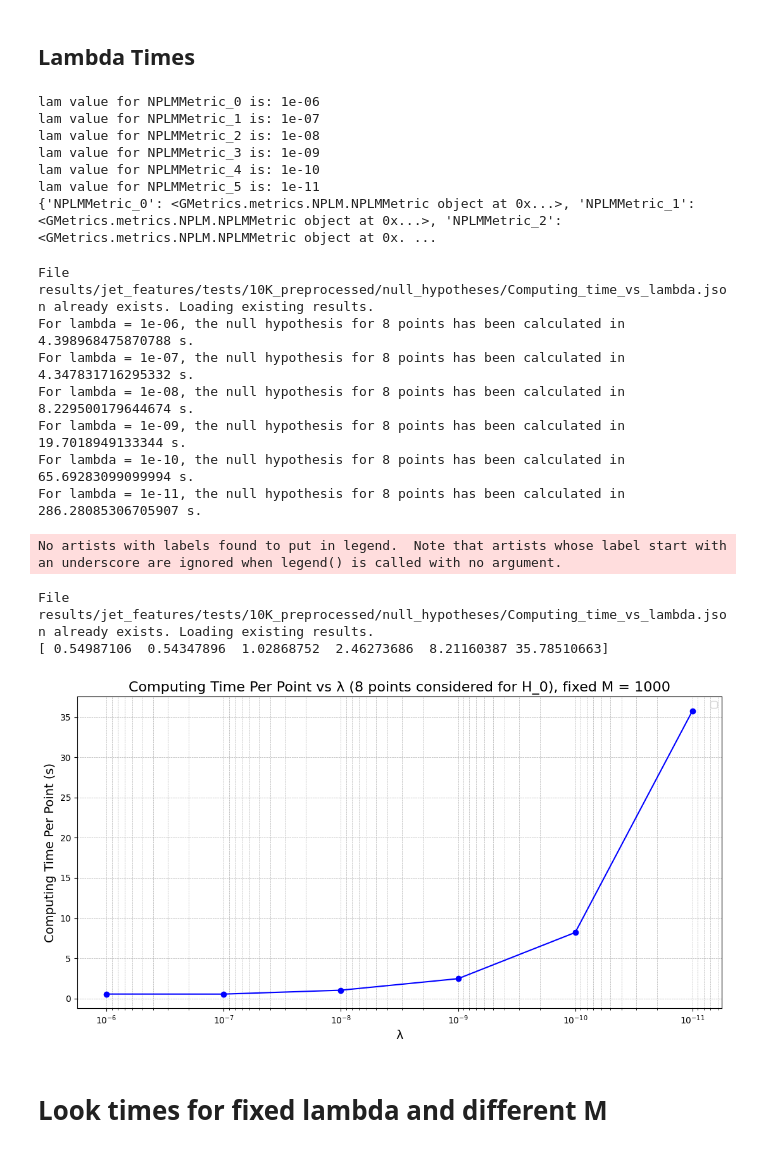
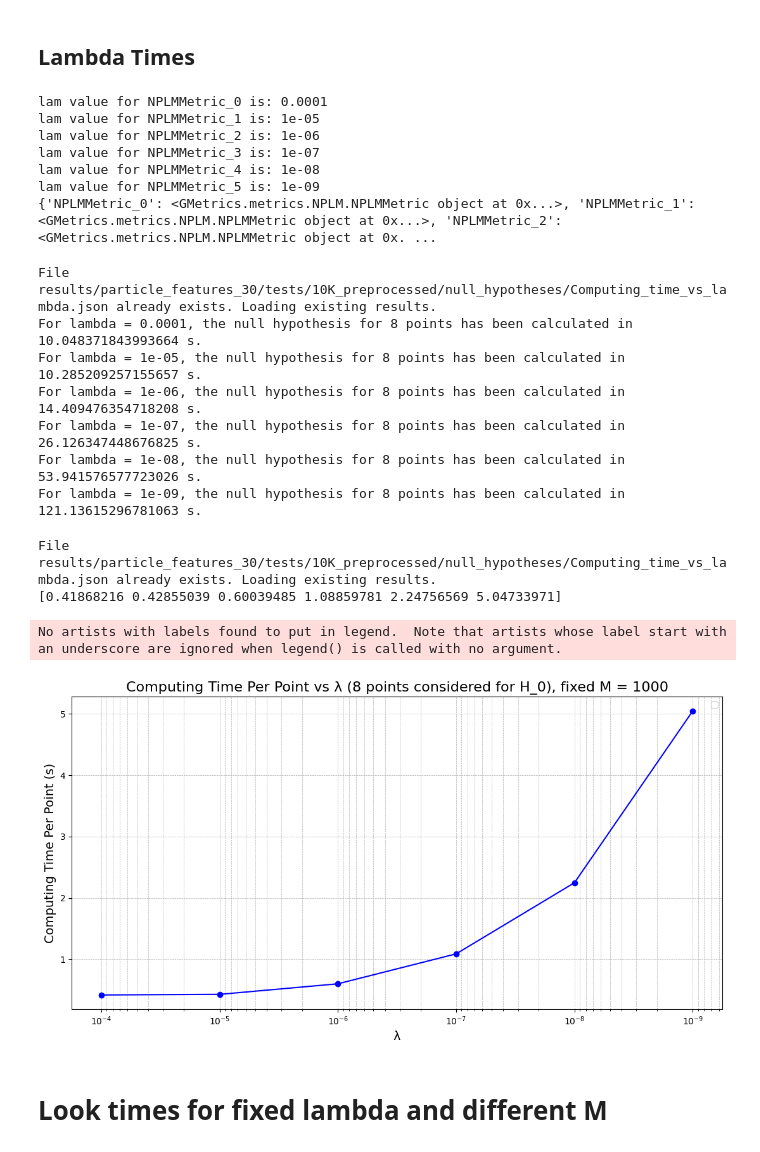
Before and after one commit to TwoSampleTests/NPLM_Parameters_Tuning, a Jupyter notebook: notebooks/Analysis_particle_features_30_gluon_scaled_10K.ipynb, the cells around one changed output. Drawn from its saved outputs; the diff is of its cells as text; code cells hidden in the pictures.

```diff
--- a/notebooks/Analysis_particle_features_30_gluon_scaled_10K.ipynb
+++ b/notebooks/Analysis_particle_features_30_gluon_scaled_10K.ipynb
@@ -271,7 +271,7 @@ The value of sigma is: 18.2
 # %% [markdown]
 ## Lambda Times
 # %%
-lam_list = [1e-6, 1e-7, 1e-8, 1e-9, 1e-10, 1e-11]
+lam_list = [1e-4, 1e-5, 1e-6, 1e-7, 1e-8, 1e-9]
 
 nplm_objects = {}
 
@@ -288,12 +288,12 @@ for i, lam in enumerate(lam_list):
 
 print(nplm_objects)
 # %% [output]
-lam value for NPLMMetric_0 is: 1e-06
-lam value for NPLMMetric_1 is: 1e-07
-lam value for NPLMMetric_2 is: 1e-08
-lam value for NPLMMetric_3 is: 1e-09
-lam value for NPLMMetric_4 is: 1e-10
-lam value for NPLMMetric_5 is: 1e-11
+lam value for NPLMMetric_0 is: 0.0001
+lam value for NPLMMetric_1 is: 1e-05
+lam value for NPLMMetric_2 is: 1e-06
+lam value for NPLMMetric_3 is: 1e-07
+lam value for NPLMMetric_4 is: 1e-08
+lam value for NPLMMetric_5 is: 1e-09
 {'NPLMMetric_0': <GMetrics.metrics.NPLM.NPLMMetric object at 0x...>, 'NPLMMetric_1': <GMetrics.metrics.NPLM.NPLMMetric object at 0x...>, 'NPLMMetric_2': <GMetrics.metrics.NPLM.NPLMMetric object at 0x. ...
 # %%
 name = "nplm"
@@ -359,13 +359,13 @@ else:
     with open(file, "w") as f:
         json.dump(results, f, indent=4)
 # %% [output]
-File results/jet_features/tests/10K_preprocessed/null_hypotheses/Computing_time_vs_lambda.json already exists. Loading existing results.
-For lambda = 1e-06, the null hypothesis for 8 points has been calculated in 4.398968475870788 s.
-For lambda = 1e-07, the null hypothesis for 8 points has been calculated in 4.347831716295332 s.
-For lambda = 1e-08, the null hypothesis for 8 points has been calculated in 8.229500179644674 s.
-For lambda = 1e-09, the null hypothesis for 8 points has been calculated in 19.7018949133344 s.
-For lambda = 1e-10, the null hypothesis for 8 points has been calculated in 65.69283099099994 s.
-For lambda = 1e-11, the null hypothesis for 8 points has been calculated in 286.28085306705907 s.
+File results/particle_features_30/tests/10K_preprocessed/null_hypotheses/Computing_time_vs_lambda.json already exists. Loading existing results.
+For lambda = 0.0001, the null hypothesis for 8 points has been calculated in 10.048371843993664 s.
+For lambda = 1e-05, the null hypothesis for 8 points has been calculated in 10.285209257155657 s.
+For lambda = 1e-06, the null hypothesis for 8 points has been calculated in 14.409476354718208 s.
+For lambda = 1e-07, the null hypothesis for 8 points has been calculated in 26.126347448676825 s.
+For lambda = 1e-08, the null hypothesis for 8 points has been calculated in 53.941576577723026 s.
+For lambda = 1e-09, the null hypothesis for 8 points has been calculated in 121.13615296781063 s.
 # %%
 file = null_hypotheses_dir + f"Computing_time_vs_lambda.json"
 
@@ -374,38 +374,38 @@ if os.path.exists(file):
     with open(file, "r") as f:
         results = json.load(f)
     lam_list = [entry["lambda"] for entry in results]
     lam_list = np.array(lam_list)
     null_hp_times = [entry["computing_time"] for entry in results]
     null_hp_times = np.array(null_hp_times)
     metric_values = [entry["metric_list"] for entry in results]
     metric_values = np.array(metric_values)
 
 else:
     print("The files does not exists.")
 
-null_hp_times_per_point = null_hp_times/niter
+null_hp_times_per_point = null_hp_times/(niter*nbootstrap)
 print(null_hp_times_per_point)
 
 plt.figure(figsize=(11, 6))
 plt.plot(lam_list, null_hp_times_per_point, marker='o', linestyle='-', color = 'b')
 
 plt.xscale('log')
 plt.xlabel("λ", fontsize=14)
 plt.ylabel("Computing Time Per Point (s)", fontsize=14)
 plt.title(f"Computing Time Per Point vs λ ({niter} points considered for H_0), fixed M = 1000", fontsize=16)
 plt.grid(True, which="both", linestyle="--", linewidth=0.5)
 plt.tight_layout()
 plt.legend()
 
 plt.gca().invert_xaxis()
 
 plt.savefig(null_hypotheses_dir+"Computing_time_vs_lambda.pdf", format="pdf")
 plt.show()
 # %% [output]
-No artists with labels found to put in legend.  Note that artists whose label start with an underscore are ignored when legend() is called with no argument.
+File results/particle_features_30/tests/10K_preprocessed/null_hypotheses/Computing_time_vs_lambda.json already exists. Loading existing results.
+[0.41868216 0.42855039 0.60039485 1.08859781 2.24756569 5.04733971]
-File results/jet_features/tests/10K_preprocessed/null_hypotheses/Computing_time_vs_lambda.json already exists. Loading existing results.
-[ 0.54987106  0.54347896  1.02868752  2.46273686  8.21160387 35.78510663]
+No artists with labels found to put in legend.  Note that artists whose label start with an underscore are ignored when legend() is called with no argument.
-[figure, old version]
+[figure, new version]
 # %% [markdown]
 # Look times for fixed lambda and different M
 # %%
```
Also changed, not shown: parts of 6 cells of this notebook, 35 other files.
